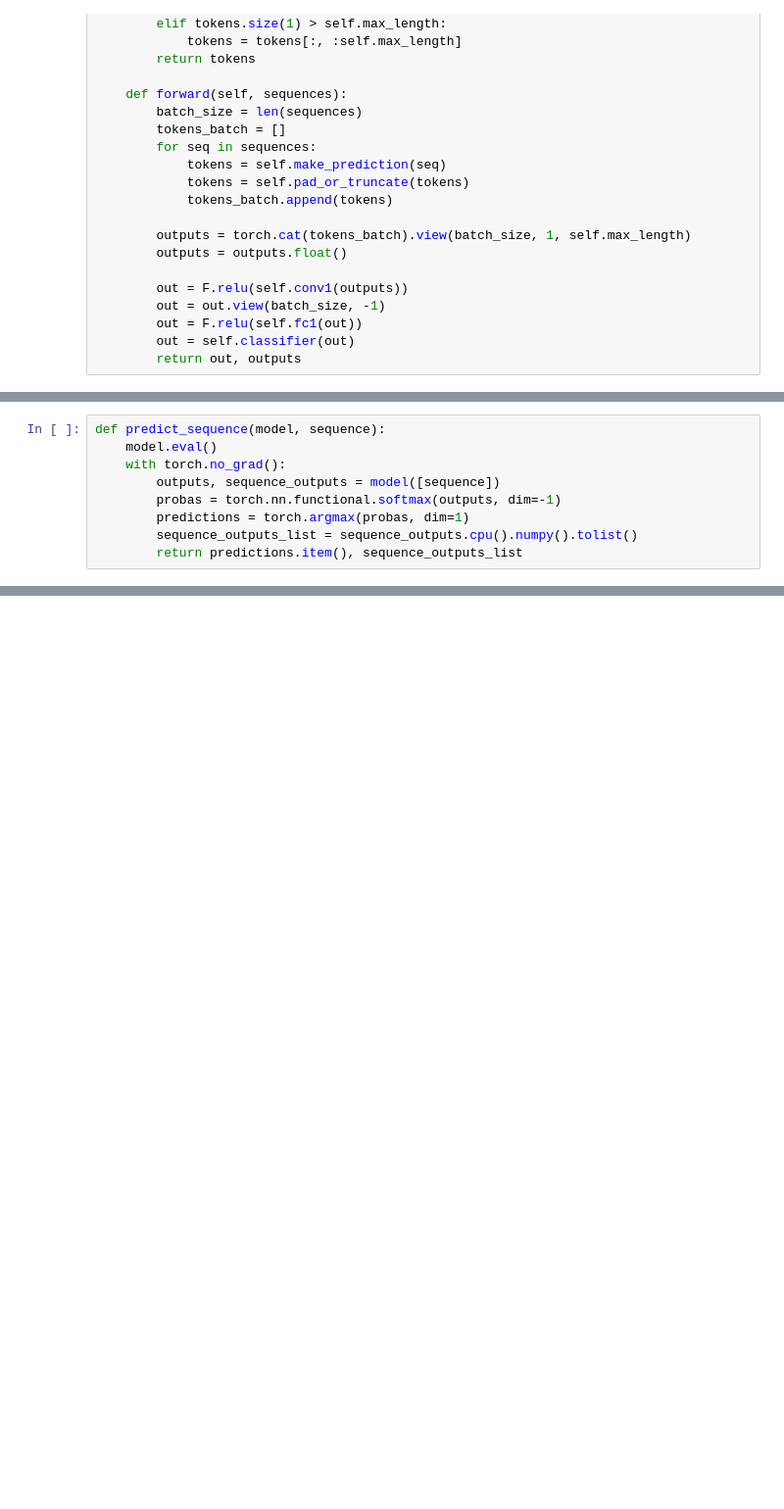
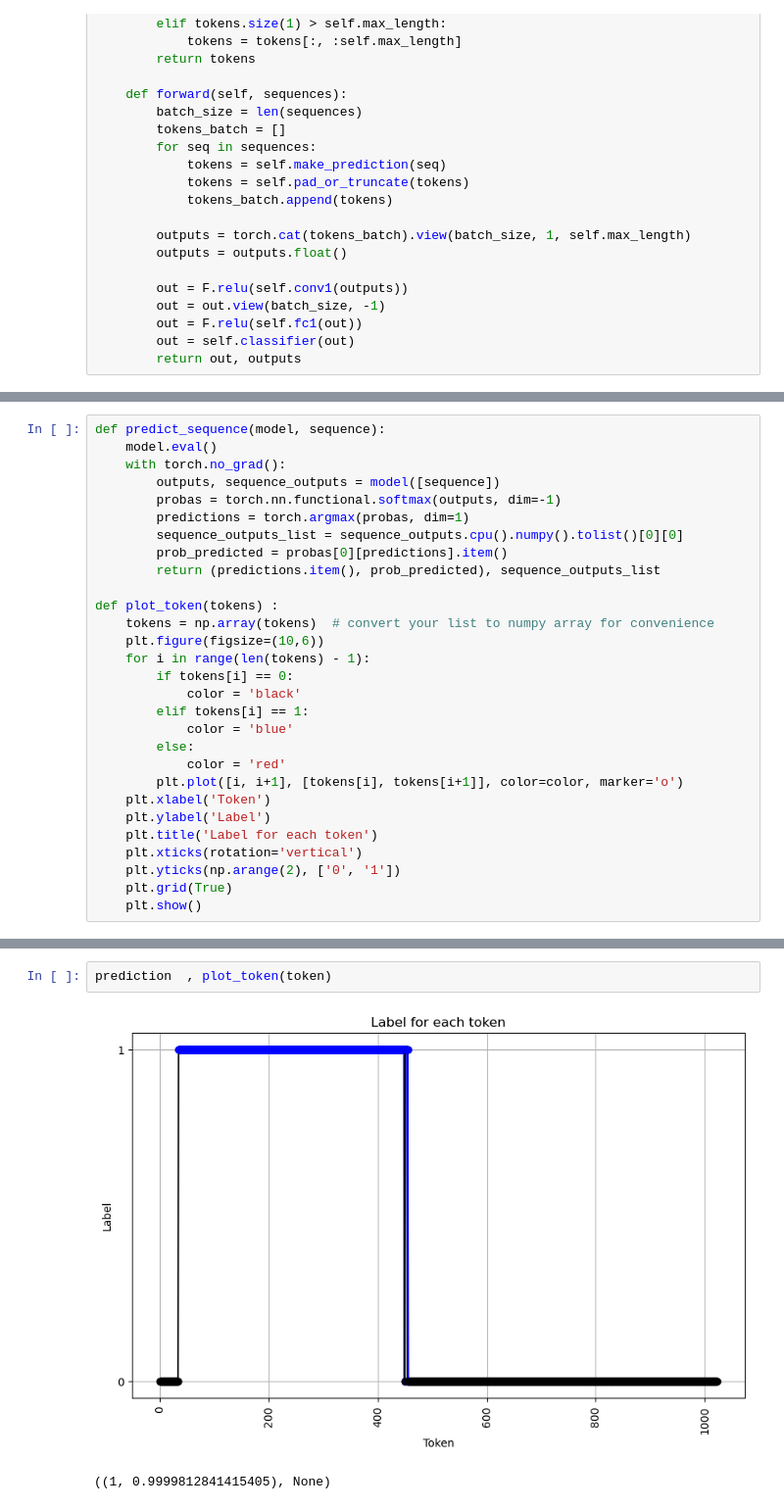
Before and after one commit to dimiboeckaerts/DepoScope, a Jupyter notebook: scripts/XX.DpoDetectionTool.ipynb, the cells around one changed output, grey strips where cells are left out. Shown at 98% size. Cells and saved outputs as stored; diff of their text form; blank space fills up the shorter version.

```diff
--- a/scripts/XX.DpoDetectionTool.ipynb
+++ b/scripts/XX.DpoDetectionTool.ipynb
@@ -67,9 +93,29 @@ model_classifier.eval() # Set the model to evaluation mode for inference
-# %%
-def predict_sequence(model, sequence):
-    model.eval()
-    with torch.no_grad():
-        outputs, sequence_outputs = model([sequence])
-        probas = torch.nn.functional.softmax(outputs, dim=-1)
-        predictions = torch.argmax(probas, dim=1)
-        sequence_outputs_list = sequence_outputs.cpu().numpy().tolist()
-        return predictions.item(), sequence_outputs_list
+# %%
+def predict_sequence(model, sequence):
+    model.eval()
+    with torch.no_grad():
+        outputs, sequence_outputs = model([sequence])
+        probas = torch.nn.functional.softmax(outputs, dim=-1)
+        predictions = torch.argmax(probas, dim=1)
+        sequence_outputs_list = sequence_outputs.cpu().numpy().tolist()[0][0]
+        prob_predicted = probas[0][predictions].item()
+        return (predictions.item(), prob_predicted), sequence_outputs_list
+
+def plot_token(tokens) :
+    tokens = np.array(tokens)  # convert your list to numpy array for convenience
+    plt.figure(figsize=(10,6))
+    for i in range(len(tokens) - 1):
+        if tokens[i] == 0:
+            color = 'black'
+        elif tokens[i] == 1:
+            color = 'blue'
+        else:
+            color = 'red'
+        plt.plot([i, i+1], [tokens[i], tokens[i+1]], color=color, marker='o')
+    plt.xlabel('Token')
+    plt.ylabel('Label')
+    plt.title('Label for each token')
+    plt.xticks(rotation='vertical')
+    plt.yticks(np.arange(2), ['0', '1'])
+    plt.grid(True)
+    plt.show()
@@ -75,0 +126,5 @@ def predict_sequence(model, sequence):
+# %%
+prediction  , plot_token(token)
+# %% [output]
+[figure, added]
+((1, 0.9999812841415405), None)
```
Also changed, not shown: parts of 4 cells of this notebook, 1 other file.
